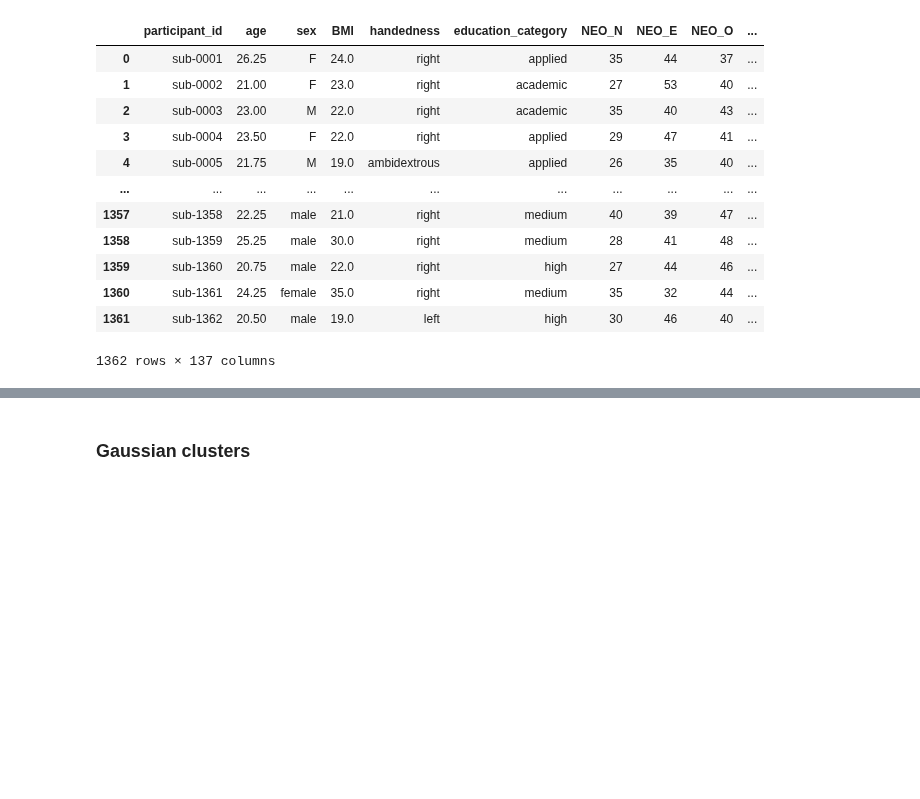
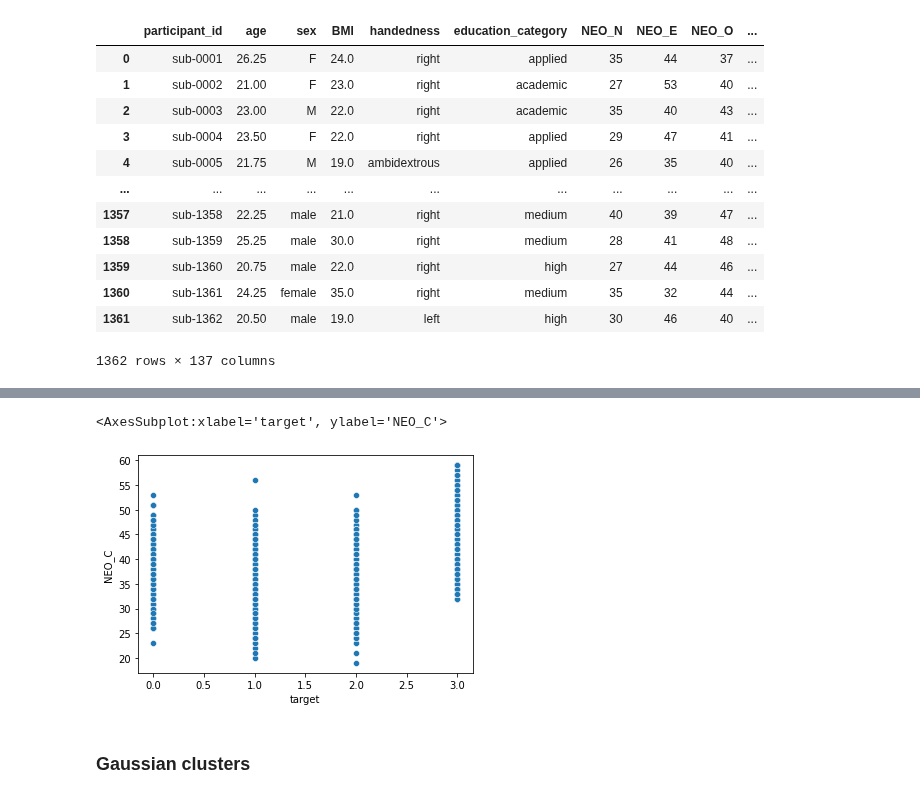
Before and after one commit to lukevano/mri_personality, a Jupyter notebook: notebooks/CH_HistGradientBoost.ipynb, the cells around one changed output, grey strips where cells are left out. Drawn from its saved outputs; the diff is of its cells as text; code cells hidden in the pictures; blank space fills up the shorter version.

```diff
--- a/notebooks/CH_HistGradientBoost.ipynb
+++ b/notebooks/CH_HistGradientBoost.ipynb
@@ -213,4 +213,9 @@ master.target.value_counts()
 Name: target, dtype: int64
+# %%
+sns.scatterplot(master['target'],master['NEO_C'])
+# %% [output]
+<AxesSubplot:xlabel='target', ylabel='NEO_C'>
+[figure, added]
 # %% [markdown]
 ### Gaussian clusters
 # %%
```
Also changed, not shown: parts of 26 cells of this notebook.
